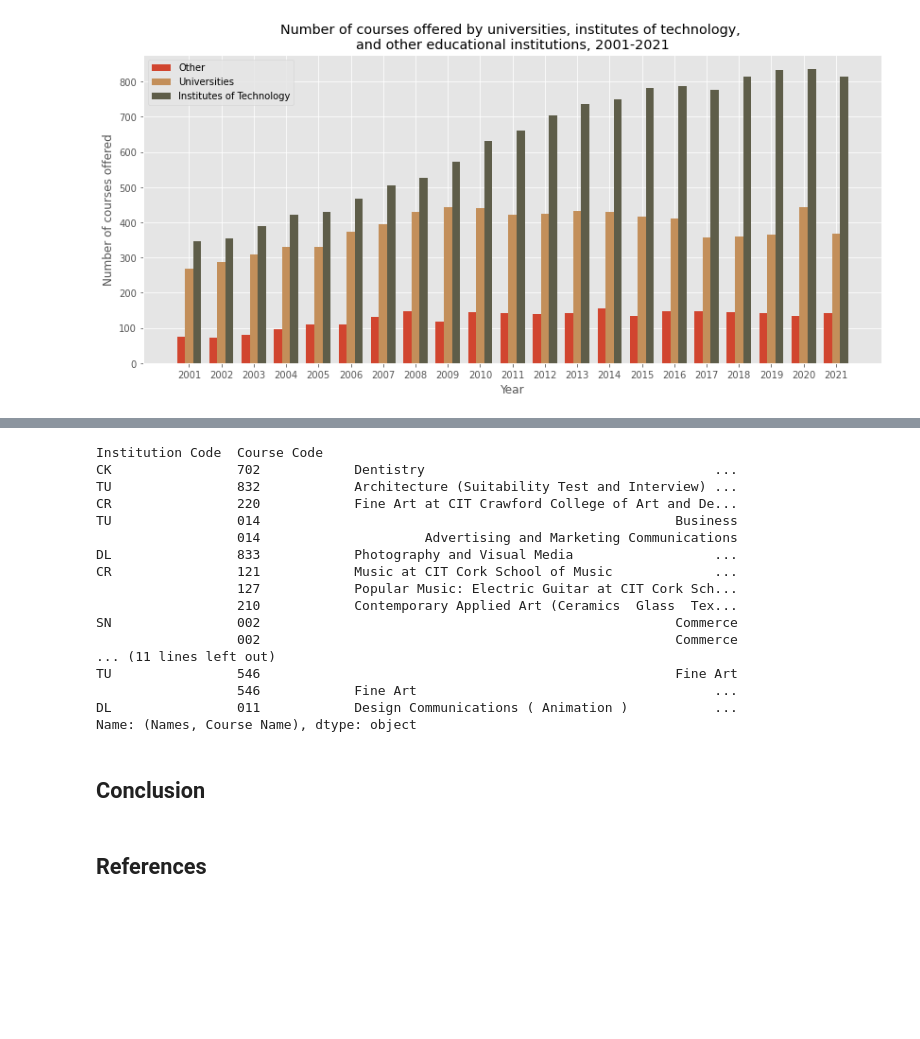
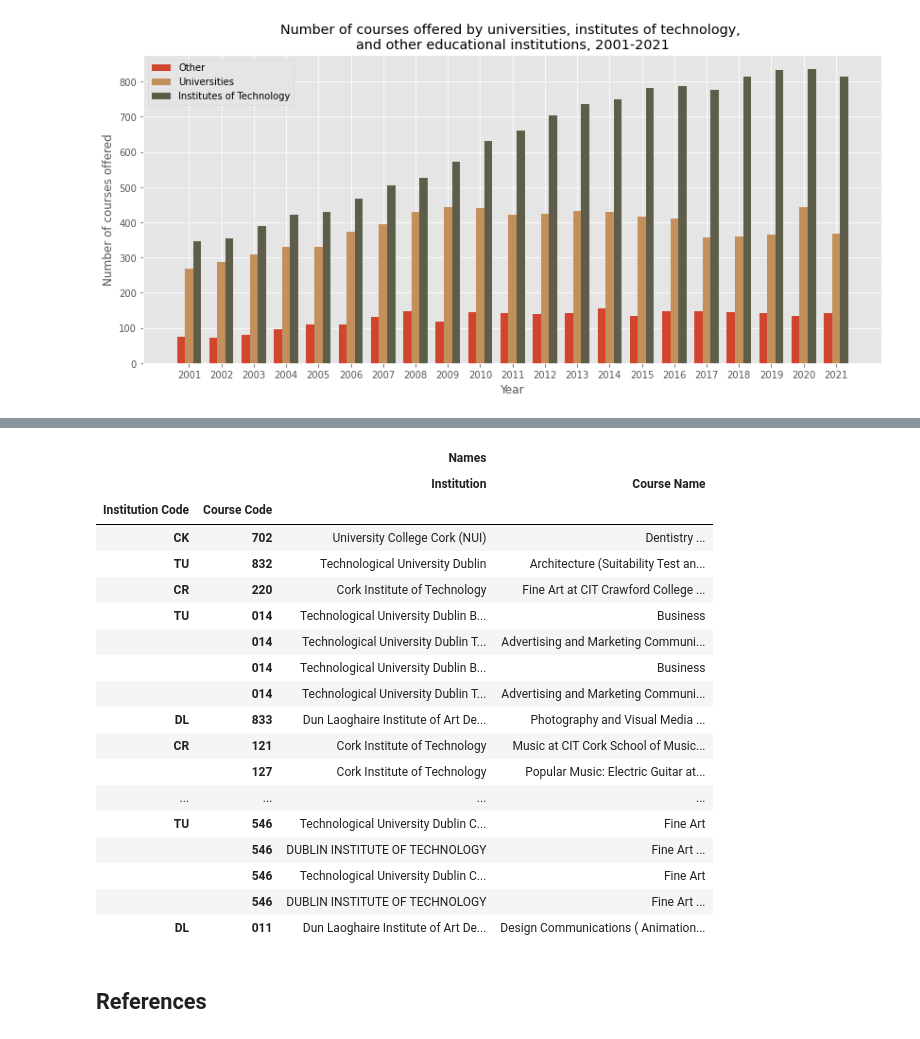
Before and after one commit to fod/fundamentals-data-analysis, a Jupyter notebook: cao.ipynb, the cells around one changed output, grey strips where cells are left out. Cells and saved outputs as stored; diff of their text form; code cells hidden in the pictures; blank space fills up the shorter version.

```diff
--- a/cao.ipynb
+++ b/cao.ipynb
@@ -1071,29 +1073,27 @@ df[df.loc[:,(slice(None),'EOS')] > 625] = np.nan
 # %%
-idx = pd.IndexSlice
-df.loc[df.loc[:,(slice(None), 'EOS')].idxmax(), ('Names', 'Course Name')]
+highest = df.loc[df.loc[:,(slice(None), 'EOS')].idxmax(), ('Names', 'Course Name')]
+highest = df.loc[highest.index,('Names', slice(None))]
+display(highest)
 # %% [output]
-Institution Code  Course Code
-CK                702            Dentistry                                     ...
-TU                832            Architecture (Suitability Test and Interview) ...
-CR                220            Fine Art at CIT Crawford College of Art and De...
-TU                014                                                     Business
-                  014                     Advertising and Marketing Communications
-DL                833            Photography and Visual Media                  ...
-CR                121            Music at CIT Cork School of Music             ...
-                  127            Popular Music: Electric Guitar at CIT Cork Sch...
-                  210            Contemporary Applied Art (Ceramics  Glass  Tex...
-SN                002                                                     Commerce
-                  002                                                     Commerce
-... (11 lines left out)
-TU                546                                                     Fine Art
-                  546            Fine Art                                      ...
-DL                011            Design Communications ( Animation )           ...
-Name: (Names, Course Name), dtype: object
+|  |  | Names |  |
+|  |  | Institution | Course Name |
+| Institution Code | Course Code |  |  |
+| CK | 702 | University College Cork (NUI) | Dentistry ... |
+| TU | 832 | Technological University Dublin | Architecture (Suitability Test an... |
+| CR | 220 | Cork Institute of Technology | Fine Art at CIT Crawford College ... |
+| TU | 014 | Technological University Dublin B... | Business |
+|  | 014 | Technological University Dublin T... | Advertising and Marketing Communi... |
+|  | 014 | Technological University Dublin B... | Business |
+|  | 014 | Technological University Dublin T... | Advertising and Marketing Communi... |
+| DL | 833 | Dun Laoghaire Institute of Art De... | Photography and Visual Media ... |
+| CR | 121 | Cork Institute of Technology | Music at CIT Cork School of Music... |
+|  | 127 | Cork Institute of Technology | Popular Music: Electric Guitar at... |
+| ... | ... | ... | ... |
+| TU | 546 | Technological University Dublin C... | Fine Art |
+|  | 546 | DUBLIN INSTITUTE OF TECHNOLOGY | Fine Art ... |
+|  | 546 | Technological University Dublin C... | Fine Art |
+|  | 546 | DUBLIN INSTITUTE OF TECHNOLOGY | Fine Art ... |
+| DL | 011 | Dun Laoghaire Institute of Art De... | Design Communications ( Animation... |
-# %% [markdown]
-
-
-
-## Conclusion
 # %% [markdown]
 ## References
 # %% [markdown]
```
Also changed, not shown: parts of 4 cells of this notebook, 1 other file.
